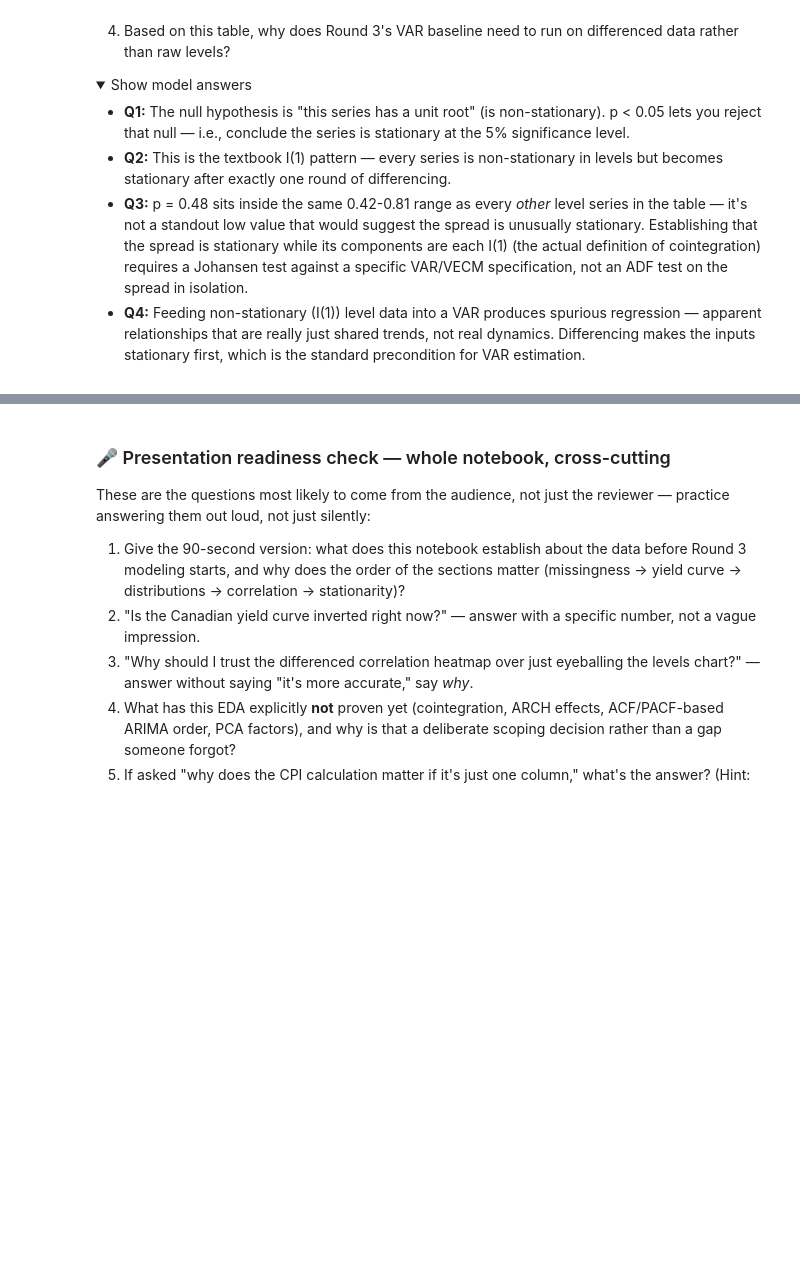
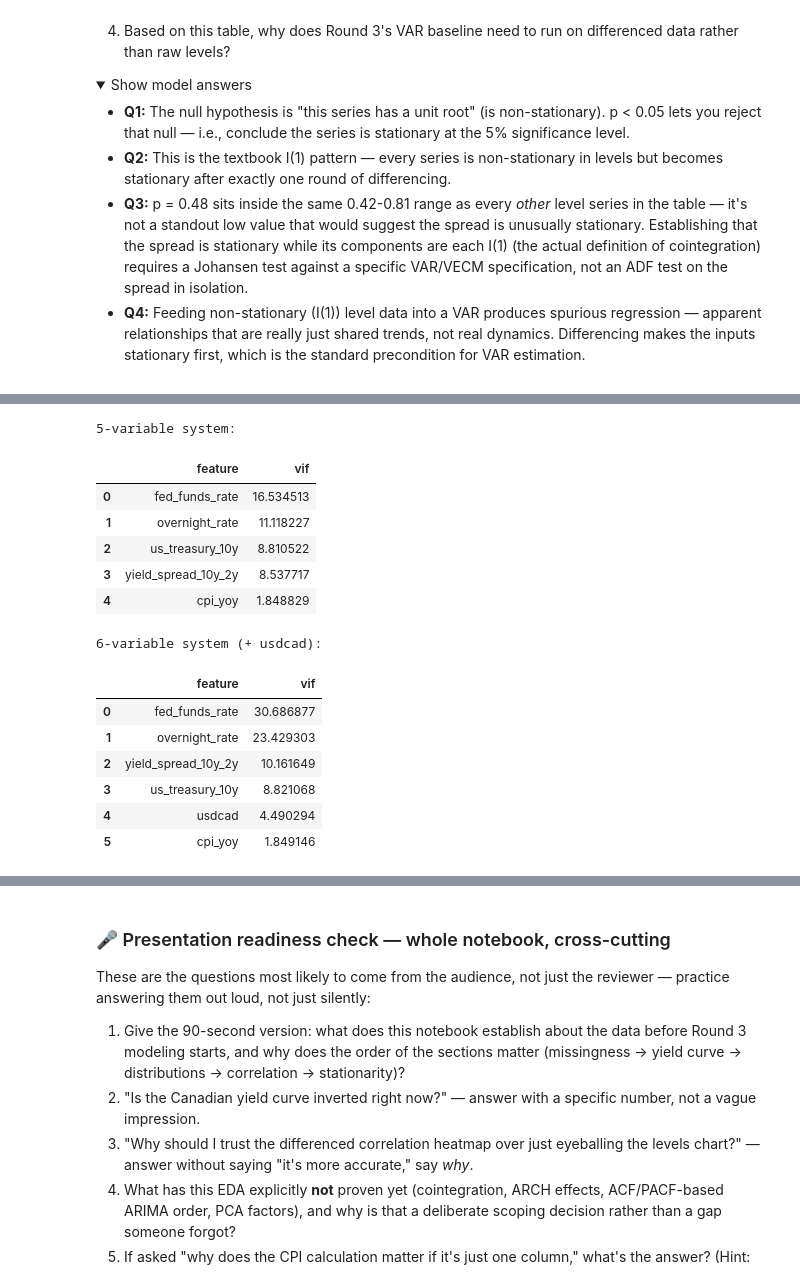
Before and after one commit to nholguinrh/DAMO-699-Capstone-project-GRP5, a Jupyter notebook: notebooks/01_eda/eda.ipynb, the cells around one changed output, grey strips where cells are left out. Saved outputs shown, nothing was run; the diff lists cells and outputs as text; code cells hidden in the pictures; folded sections open; blank space fills up the shorter version.

```diff
--- a/notebooks/01_eda/eda.ipynb
+++ b/notebooks/01_eda/eda.ipynb
@@ -480,0 +514,28 @@ finding.
+# %%
+# VECM (#47) fits in levels, both systems it actually reports (src/johansen_vecm.py's
+# FEATURE_SET_5VAR/FEATURE_SET_6VAR) -- same one-spread-column shape as the differenced set above.
+level_5var = ["yield_spread_10y_2y", "overnight_rate", "us_treasury_10y", "fed_funds_rate", "cpi_yoy"]
+level_6var = level_5var + ["usdcad"]
+
+vif_level_5var = compute_vif(gold, level_5var)
+vif_level_6var = compute_vif(gold, level_6var)
+print("5-variable system:")
+display(vif_level_5var)
+print("6-variable system (+ usdcad):")
+display(vif_level_6var)
+# %% [output]
+5-variable system:
+|  | feature | vif |
+| 0 | fed_funds_rate | 16.534513 |
+| 1 | overnight_rate | 11.118227 |
+| 2 | us_treasury_10y | 8.810522 |
+| 3 | yield_spread_10y_2y | 8.537717 |
+| 4 | cpi_yoy | 1.848829 |
+6-variable system (+ usdcad):
+|  | feature | vif |
+| 0 | fed_funds_rate | 30.686877 |
+| 1 | overnight_rate | 23.429303 |
+| 2 | yield_spread_10y_2y | 10.161649 |
+| 3 | us_treasury_10y | 8.821068 |
+| 4 | usdcad | 4.490294 |
+| 5 | cpi_yoy | 1.849146 |
```
Also changed, not shown: parts of 5 cells of this notebook, 3 other files.
